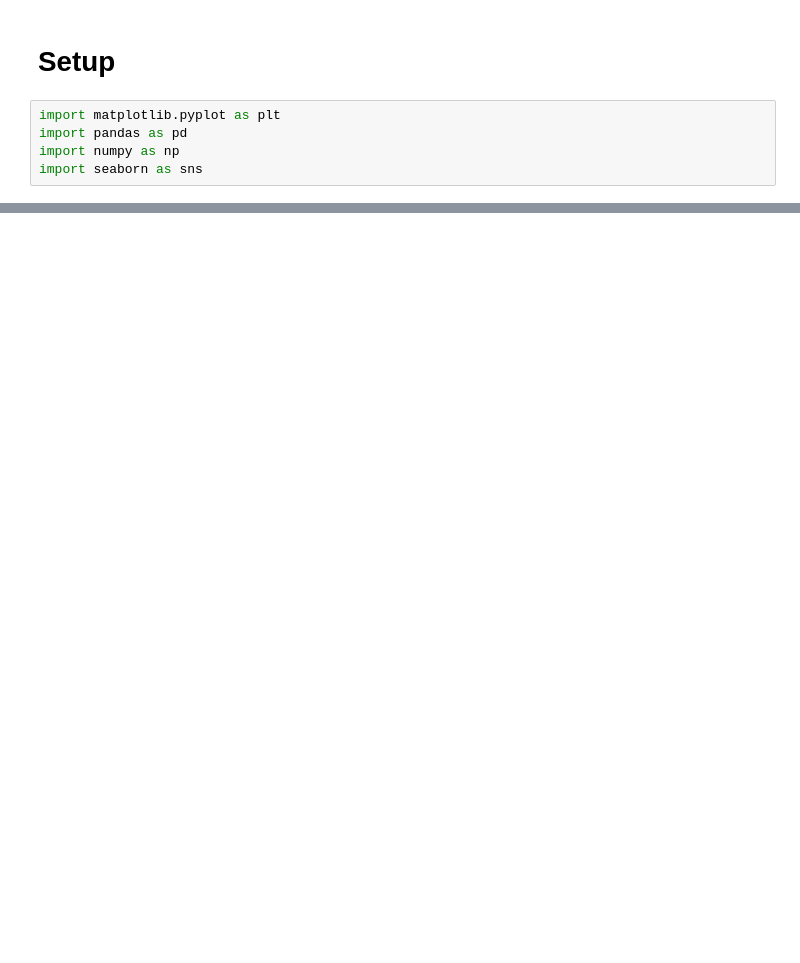
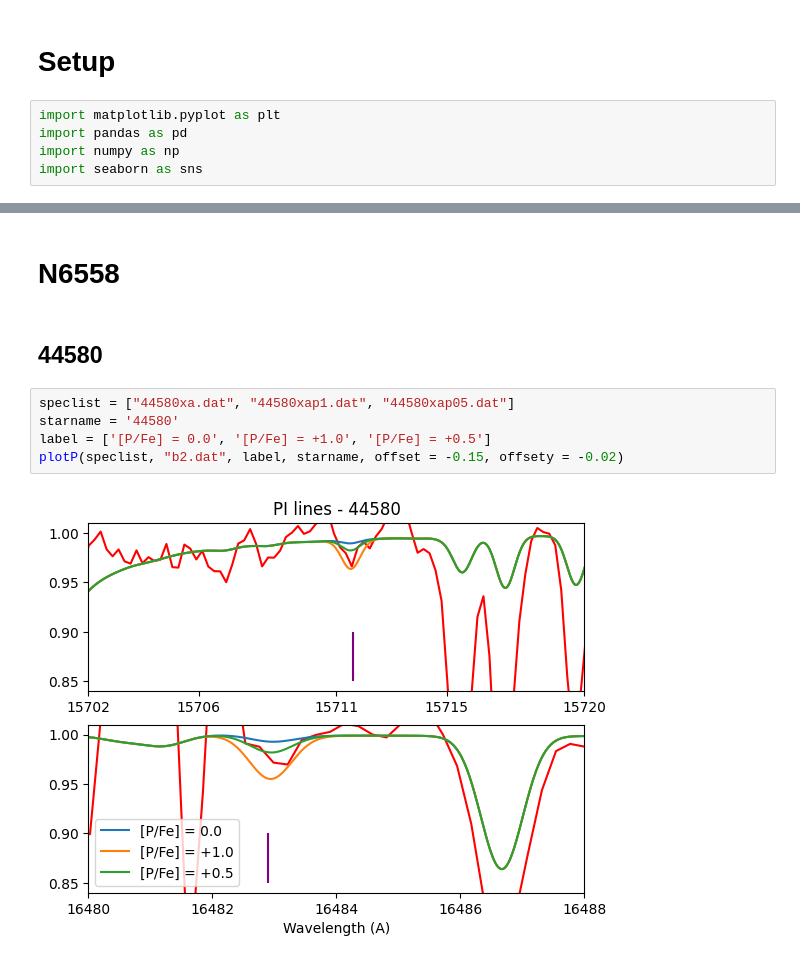
Before and after one commit to bornofthesea/synther, a Jupyter notebook: Plot/syntplot.ipynb, the cells around one changed output, grey strips where cells are left out. Drawn from its saved outputs; the diff is of its cells as text; blank space fills up the shorter version.

```diff
--- a/Plot/syntplot.ipynb
+++ b/Plot/syntplot.ipynb
@@ -139,0 +233,11 @@ linePlot(["b2xac75.dat", "b2xap1c75.dat", "b2xap06c75.dat"], ["b2xbc75.dat", "b2
+# %% [markdown]
+# N6558
+# %% [markdown]
+## 44580
+# %%
+speclist = ["44580xa.dat", "44580xap1.dat", "44580xap05.dat"]
+starname = '44580'
+label = ['[P/Fe] = 0.0', '[P/Fe] = +1.0', '[P/Fe] = +0.5']
+plotP(speclist, "b2.dat", label, starname, offset = -0.15, offsety = -0.02)
+# %% [output]
+[figure, added]
```
Also changed, not shown: parts of 15 cells of this notebook.
